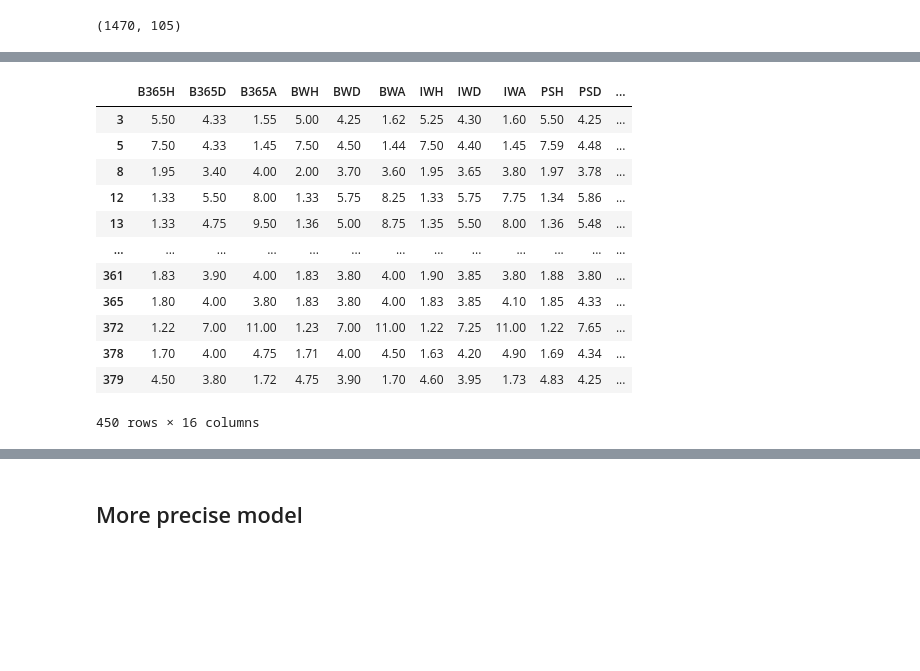
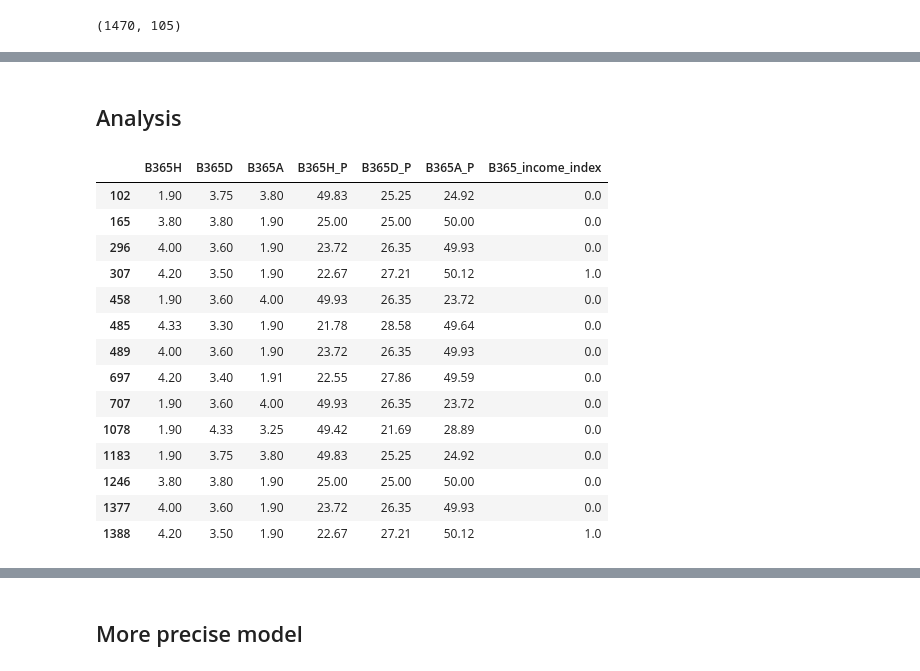
Before and after one commit to lorenzo-arcioni/soccer_stats, a Jupyter notebook: Serie-A_stats.ipynb, the cells around one changed output, grey strips where cells are left out. Drawn from its saved outputs; the diff is of its cells as text; code cells hidden in the pictures; blank space fills up the shorter version.

```diff
--- a/Serie-A_stats.ipynb
+++ b/Serie-A_stats.ipynb
@@ -356,16 +320,24 @@ display_all(df)
-# %%
-df[df['B365H'] == df['WHH']].loc[:, 'B365H':'VCH']
-# %% [output]
-|  | B365H | B365D | B365A | BWH | BWD | BWA | IWH | IWD | IWA | PSH | PSD | ... |
-| 3 | 5.50 | 4.33 | 1.55 | 5.00 | 4.25 | 1.62 | 5.25 | 4.30 | 1.60 | 5.50 | 4.25 | ... |
-| 5 | 7.50 | 4.33 | 1.45 | 7.50 | 4.50 | 1.44 | 7.50 | 4.40 | 1.45 | 7.59 | 4.48 | ... |
-| 8 | 1.95 | 3.40 | 4.00 | 2.00 | 3.70 | 3.60 | 1.95 | 3.65 | 3.80 | 1.97 | 3.78 | ... |
-| 12 | 1.33 | 5.50 | 8.00 | 1.33 | 5.75 | 8.25 | 1.33 | 5.75 | 7.75 | 1.34 | 5.86 | ... |
-| 13 | 1.33 | 4.75 | 9.50 | 1.36 | 5.00 | 8.75 | 1.35 | 5.50 | 8.00 | 1.36 | 5.48 | ... |
-| ... | ... | ... | ... | ... | ... | ... | ... | ... | ... | ... | ... | ... |
-| 361 | 1.83 | 3.90 | 4.00 | 1.83 | 3.80 | 4.00 | 1.90 | 3.85 | 3.80 | 1.88 | 3.80 | ... |
-| 365 | 1.80 | 4.00 | 3.80 | 1.83 | 3.80 | 4.00 | 1.83 | 3.85 | 4.10 | 1.85 | 4.33 | ... |
-| 372 | 1.22 | 7.00 | 11.00 | 1.23 | 7.00 | 11.00 | 1.22 | 7.25 | 11.00 | 1.22 | 7.65 | ... |
-| 378 | 1.70 | 4.00 | 4.75 | 1.71 | 4.00 | 4.50 | 1.63 | 4.20 | 4.90 | 1.69 | 4.34 | ... |
-| 379 | 4.50 | 3.80 | 1.72 | 4.75 | 3.90 | 1.70 | 4.60 | 3.95 | 1.73 | 4.83 | 4.25 | ... |
-450 rows × 16 columns
+# %% [markdown]
+## Analysis
+# %%
+df_ps = pd.read_csv("ps_data.csv")
+df_B365 = pd.read_csv("B365_data.csv")
+
+df_B365[df_B365['B365_income_index'] != df_ps['PS_income_index']][['B365H', 'B365D', 'B365A', 'B365H_P',
+       'B365D_P', 'B365A_P', 'B365_income_index']]
+# %% [output]
+|  | B365H | B365D | B365A | B365H_P | B365D_P | B365A_P | B365_income_index |
+| 102 | 1.90 | 3.75 | 3.80 | 49.83 | 25.25 | 24.92 | 0.0 |
+| 165 | 3.80 | 3.80 | 1.90 | 25.00 | 25.00 | 50.00 | 0.0 |
+| 296 | 4.00 | 3.60 | 1.90 | 23.72 | 26.35 | 49.93 | 0.0 |
+| 307 | 4.20 | 3.50 | 1.90 | 22.67 | 27.21 | 50.12 | 1.0 |
+| 458 | 1.90 | 3.60 | 4.00 | 49.93 | 26.35 | 23.72 | 0.0 |
+| 485 | 4.33 | 3.30 | 1.90 | 21.78 | 28.58 | 49.64 | 0.0 |
+| 489 | 4.00 | 3.60 | 1.90 | 23.72 | 26.35 | 49.93 | 0.0 |
+| 697 | 4.20 | 3.40 | 1.91 | 22.55 | 27.86 | 49.59 | 0.0 |
+| 707 | 1.90 | 3.60 | 4.00 | 49.93 | 26.35 | 23.72 | 0.0 |
+| 1078 | 1.90 | 4.33 | 3.25 | 49.42 | 21.69 | 28.89 | 0.0 |
+| 1183 | 1.90 | 3.75 | 3.80 | 49.83 | 25.25 | 24.92 | 0.0 |
+| 1246 | 3.80 | 3.80 | 1.90 | 25.00 | 25.00 | 50.00 | 0.0 |
+| 1377 | 4.00 | 3.60 | 1.90 | 23.72 | 26.35 | 49.93 | 0.0 |
+| 1388 | 4.20 | 3.50 | 1.90 | 22.67 | 27.21 | 50.12 | 1.0 |
```
Also changed, not shown: parts of 25 cells of this notebook, 2 other files.
